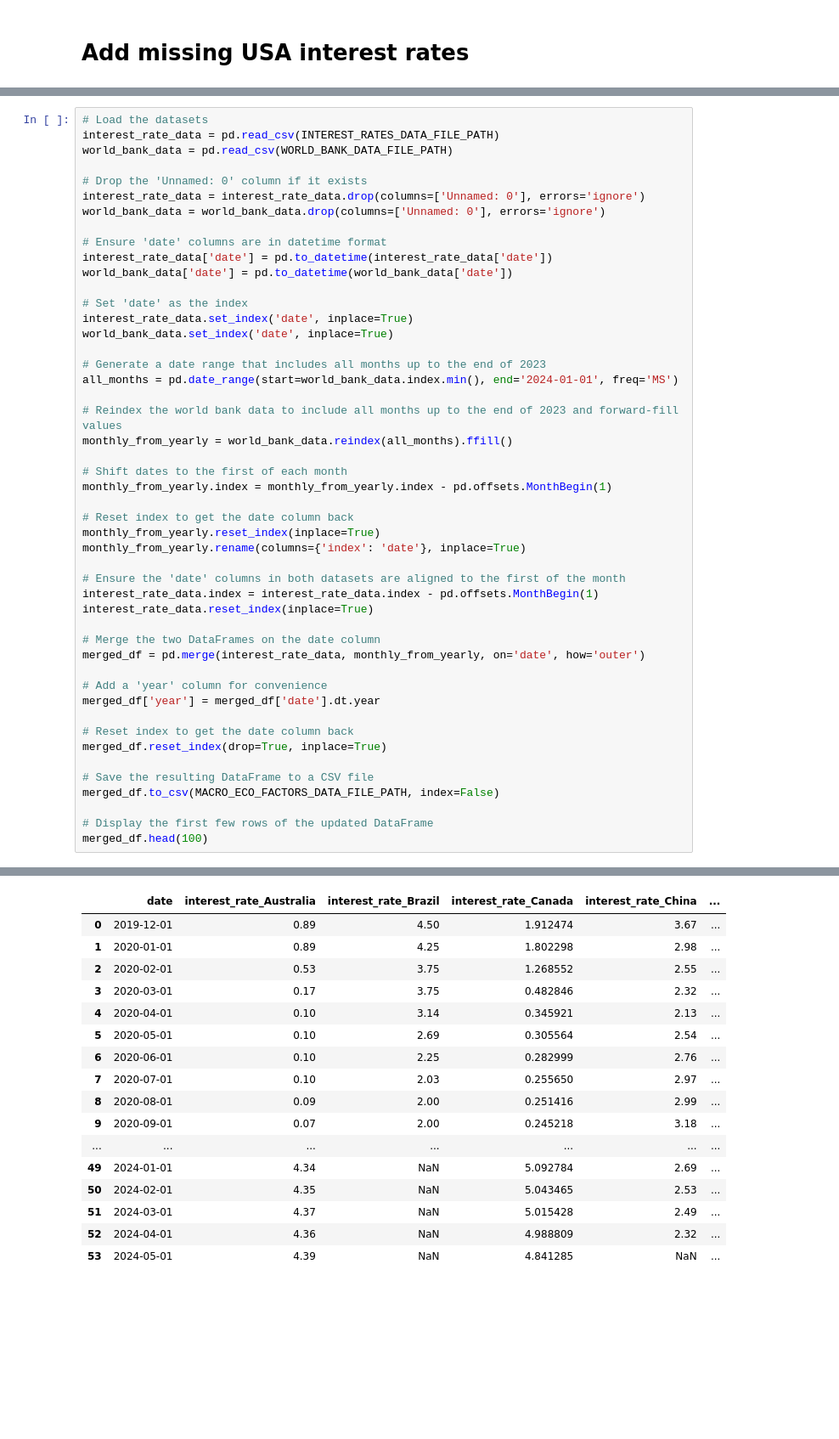
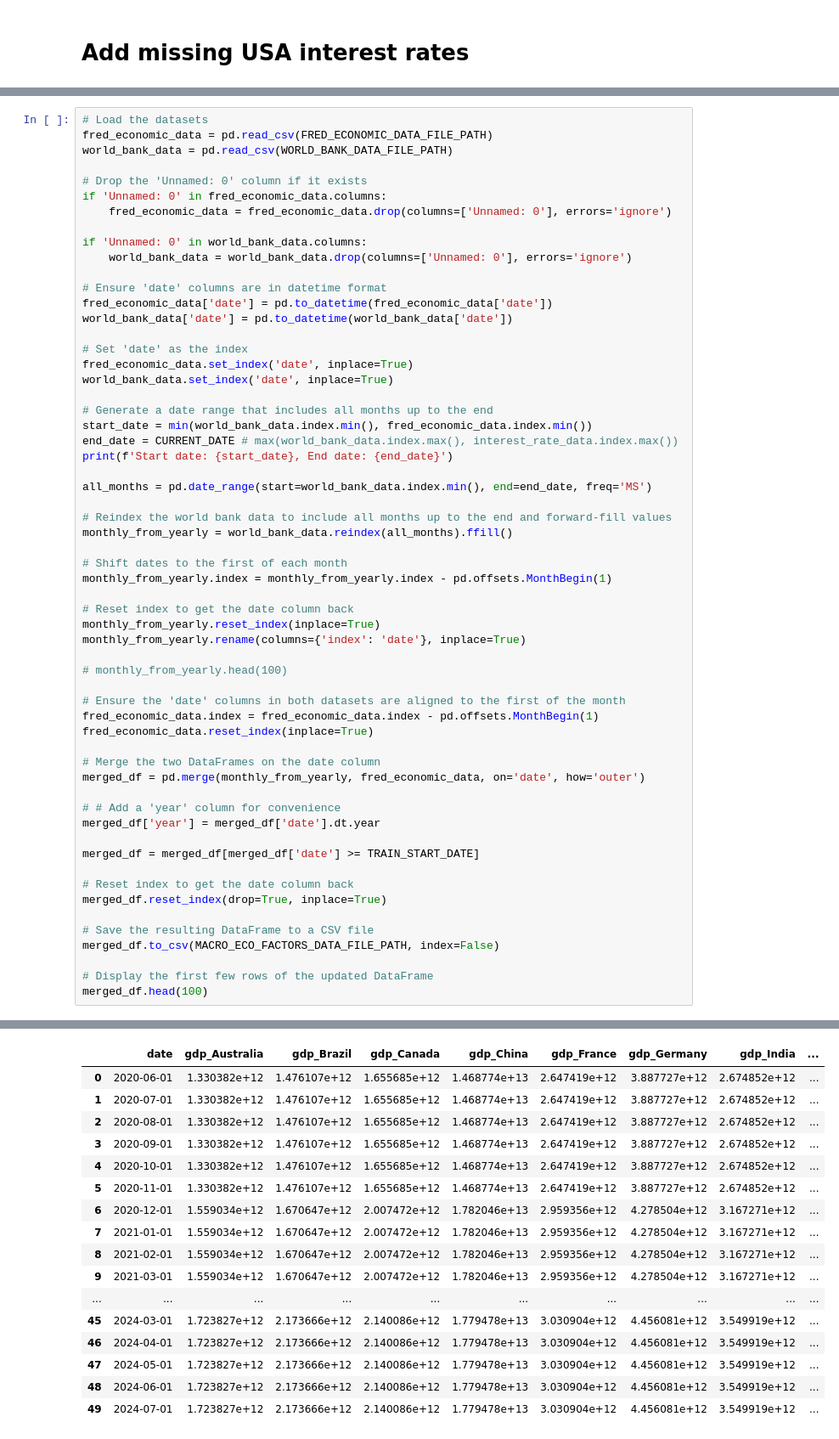
Before and after one commit to LoznianuAnamaria/challenges, a Jupyter notebook: Crypto Factor Modeling/notebooks/6.0 economic_data.ipynb, the cells around one changed output, grey strips where cells are left out. Shown at 85% size. Saved outputs shown, nothing was run; the diff lists cells and outputs as text; blank space fills up the shorter version.

```diff
--- a/Crypto Factor Modeling/notebooks/6.0 economic_data.ipynb
+++ b/Crypto Factor Modeling/notebooks/6.0 economic_data.ipynb
@@ -192,24 +232,31 @@ interest_rate_data.head()
 # %%
 # Load the datasets
-interest_rate_data = pd.read_csv(INTEREST_RATES_DATA_FILE_PATH)
+fred_economic_data = pd.read_csv(FRED_ECONOMIC_DATA_FILE_PATH)
 world_bank_data = pd.read_csv(WORLD_BANK_DATA_FILE_PATH)
 
 # Drop the 'Unnamed: 0' column if it exists
-interest_rate_data = interest_rate_data.drop(columns=['Unnamed: 0'], errors='ignore')
-world_bank_data = world_bank_data.drop(columns=['Unnamed: 0'], errors='ignore')
+if 'Unnamed: 0' in fred_economic_data.columns:
+    fred_economic_data = fred_economic_data.drop(columns=['Unnamed: 0'], errors='ignore')
+
+if 'Unnamed: 0' in world_bank_data.columns:
+    world_bank_data = world_bank_data.drop(columns=['Unnamed: 0'], errors='ignore')
 
 # Ensure 'date' columns are in datetime format
-interest_rate_data['date'] = pd.to_datetime(interest_rate_data['date'])
+fred_economic_data['date'] = pd.to_datetime(fred_economic_data['date'])
 world_bank_data['date'] = pd.to_datetime(world_bank_data['date'])
 
 # Set 'date' as the index
-interest_rate_data.set_index('date', inplace=True)
+fred_economic_data.set_index('date', inplace=True)
 world_bank_data.set_index('date', inplace=True)
 
-# Generate a date range that includes all months up to the end of 2023
-all_months = pd.date_range(start=world_bank_data.index.min(), end='2024-01-01', freq='MS')
+# Generate a date range that includes all months up to the end
+start_date = min(world_bank_data.index.min(), fred_economic_data.index.min())
+end_date = CURRENT_DATE # max(world_bank_data.index.max(), interest_rate_data.index.max())
+print(f'Start date: {start_date}, End date: {end_date}')
 
-# Reindex the world bank data to include all months up to the end of 2023 and forward-fill values
+all_months = pd.date_range(start=world_bank_data.index.min(), end=end_date, freq='MS')
+
+# Reindex the world bank data to include all months up to the end and forward-fill values
 monthly_from_yearly = world_bank_data.reindex(all_months).ffill()
 
 # Shift dates to the first of each month
@@ -219,15 +266,19 @@ monthly_from_yearly.index = monthly_from_yearly.index - pd.offsets.MonthBegin(1)
 monthly_from_yearly.reset_index(inplace=True)
 monthly_from_yearly.rename(columns={'index': 'date'}, inplace=True)
 
+# monthly_from_yearly.head(100)
+
 # Ensure the 'date' columns in both datasets are aligned to the first of the month
-interest_rate_data.index = interest_rate_data.index - pd.offsets.MonthBegin(1)
-interest_rate_data.reset_index(inplace=True)
+fred_economic_data.index = fred_economic_data.index - pd.offsets.MonthBegin(1)
+fred_economic_data.reset_index(inplace=True)
 
 # Merge the two DataFrames on the date column
-merged_df = pd.merge(interest_rate_data, monthly_from_yearly, on='date', how='outer')
+merged_df = pd.merge(monthly_from_yearly, fred_economic_data, on='date', how='outer')
 
-# Add a 'year' column for convenience
+# # Add a 'year' column for convenience
 merged_df['year'] = merged_df['date'].dt.year
+
+merged_df = merged_df[merged_df['date'] >= TRAIN_START_DATE]
 
 # Reset index to get the date column back
 merged_df.reset_index(drop=True, inplace=True)
@@ -241,17 +293,17 @@ merged_df.head(100)
-|  | date | interest_rate_Australia | interest_rate_Brazil | interest_rate_Canada | interest_rate_China | ... |
-| 0 | 2019-12-01 | 0.89 | 4.50 | 1.912474 | 3.67 | ... |
-| 1 | 2020-01-01 | 0.89 | 4.25 | 1.802298 | 2.98 | ... |
-| 2 | 2020-02-01 | 0.53 | 3.75 | 1.268552 | 2.55 | ... |
-| 3 | 2020-03-01 | 0.17 | 3.75 | 0.482846 | 2.32 | ... |
-| 4 | 2020-04-01 | 0.10 | 3.14 | 0.345921 | 2.13 | ... |
-| 5 | 2020-05-01 | 0.10 | 2.69 | 0.305564 | 2.54 | ... |
-| 6 | 2020-06-01 | 0.10 | 2.25 | 0.282999 | 2.76 | ... |
-| 7 | 2020-07-01 | 0.10 | 2.03 | 0.255650 | 2.97 | ... |
-| 8 | 2020-08-01 | 0.09 | 2.00 | 0.251416 | 2.99 | ... |
-| 9 | 2020-09-01 | 0.07 | 2.00 | 0.245218 | 3.18 | ... |
-| ... | ... | ... | ... | ... | ... | ... |
-| 49 | 2024-01-01 | 4.34 | NaN | 5.092784 | 2.69 | ... |
-| 50 | 2024-02-01 | 4.35 | NaN | 5.043465 | 2.53 | ... |
-| 51 | 2024-03-01 | 4.37 | NaN | 5.015428 | 2.49 | ... |
-| 52 | 2024-04-01 | 4.36 | NaN | 4.988809 | 2.32 | ... |
-| 53 | 2024-05-01 | 4.39 | NaN | 4.841285 | NaN | ... |
+|  | date | gdp_Australia | gdp_Brazil | gdp_Canada | gdp_China | gdp_France | gdp_Germany | gdp_India | ... |
+| 0 | 2020-06-01 | 1.330382e+12 | 1.476107e+12 | 1.655685e+12 | 1.468774e+13 | 2.647419e+12 | 3.887727e+12 | 2.674852e+12 | ... |
+| 1 | 2020-07-01 | 1.330382e+12 | 1.476107e+12 | 1.655685e+12 | 1.468774e+13 | 2.647419e+12 | 3.887727e+12 | 2.674852e+12 | ... |
+| 2 | 2020-08-01 | 1.330382e+12 | 1.476107e+12 | 1.655685e+12 | 1.468774e+13 | 2.647419e+12 | 3.887727e+12 | 2.674852e+12 | ... |
+| 3 | 2020-09-01 | 1.330382e+12 | 1.476107e+12 | 1.655685e+12 | 1.468774e+13 | 2.647419e+12 | 3.887727e+12 | 2.674852e+12 | ... |
+| 4 | 2020-10-01 | 1.330382e+12 | 1.476107e+12 | 1.655685e+12 | 1.468774e+13 | 2.647419e+12 | 3.887727e+12 | 2.674852e+12 | ... |
+| 5 | 2020-11-01 | 1.330382e+12 | 1.476107e+12 | 1.655685e+12 | 1.468774e+13 | 2.647419e+12 | 3.887727e+12 | 2.674852e+12 | ... |
+| 6 | 2020-12-01 | 1.559034e+12 | 1.670647e+12 | 2.007472e+12 | 1.782046e+13 | 2.959356e+12 | 4.278504e+12 | 3.167271e+12 | ... |
+| 7 | 2021-01-01 | 1.559034e+12 | 1.670647e+12 | 2.007472e+12 | 1.782046e+13 | 2.959356e+12 | 4.278504e+12 | 3.167271e+12 | ... |
+| 8 | 2021-02-01 | 1.559034e+12 | 1.670647e+12 | 2.007472e+12 | 1.782046e+13 | 2.959356e+12 | 4.278504e+12 | 3.167271e+12 | ... |
+| 9 | 2021-03-01 | 1.559034e+12 | 1.670647e+12 | 2.007472e+12 | 1.782046e+13 | 2.959356e+12 | 4.278504e+12 | 3.167271e+12 | ... |
+| ... | ... | ... | ... | ... | ... | ... | ... | ... | ... |
+| 45 | 2024-03-01 | 1.723827e+12 | 2.173666e+12 | 2.140086e+12 | 1.779478e+13 | 3.030904e+12 | 4.456081e+12 | 3.549919e+12 | ... |
+| 46 | 2024-04-01 | 1.723827e+12 | 2.173666e+12 | 2.140086e+12 | 1.779478e+13 | 3.030904e+12 | 4.456081e+12 | 3.549919e+12 | ... |
+| 47 | 2024-05-01 | 1.723827e+12 | 2.173666e+12 | 2.140086e+12 | 1.779478e+13 | 3.030904e+12 | 4.456081e+12 | 3.549919e+12 | ... |
+| 48 | 2024-06-01 | 1.723827e+12 | 2.173666e+12 | 2.140086e+12 | 1.779478e+13 | 3.030904e+12 | 4.456081e+12 | 3.549919e+12 | ... |
+| 49 | 2024-07-01 | 1.723827e+12 | 2.173666e+12 | 2.140086e+12 | 1.779478e+13 | 3.030904e+12 | 4.456081e+12 | 3.549919e+12 | ... |
```
Also changed, not shown: parts of 7 cells of this notebook, 6 other files.
